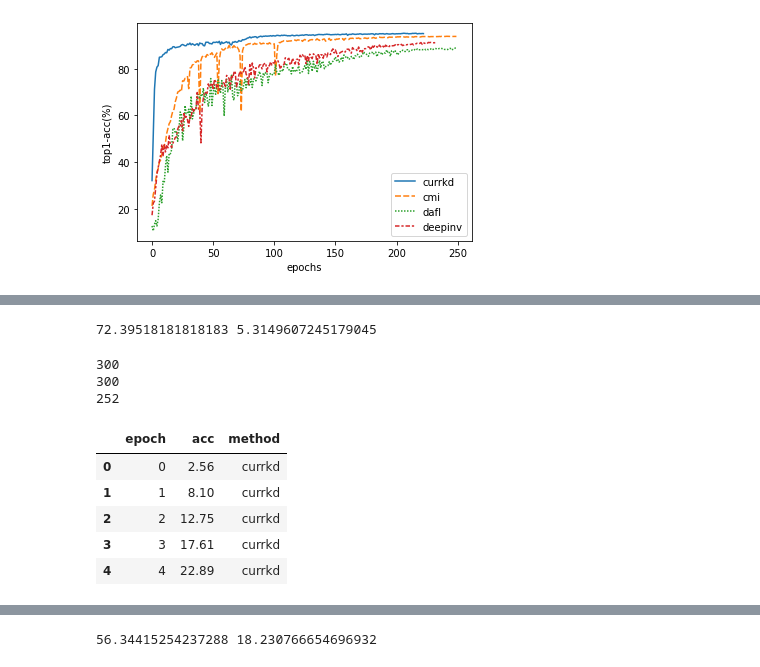
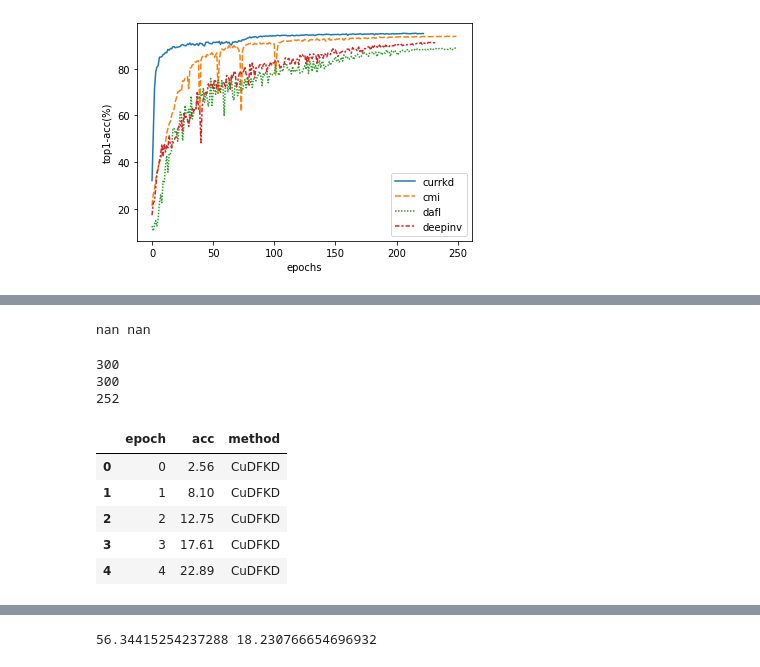
Before and after one commit to ljrprocc/DataFree, a Jupyter notebook: notebooks/Convergence Visualization.ipynb, the cells around one changed output, grey strips where cells are left out. Drawn from its saved outputs; the diff is of its cells as text; code cells hidden in the pictures.

```diff
--- a/notebooks/Convergence Visualization.ipynb
+++ b/notebooks/Convergence Visualization.ipynb
@@ -43,7 +46,7 @@ res_dicts_currkd = []
 dfs = []
 for f in log_files:
     res_dict = get_res_dict(f)
-    real_res_dict = {'epoch': list(res_dict.keys())[:-3], 'acc': list(res_dict.values())[:-3], 'method': ['currkd' for _ in range(len(res_dict))][:-3]}
+    real_res_dict = {'epoch': list(res_dict.keys())[:-3], 'acc': list(res_dict.values())[:-3], 'method': ['CuDFKD' for _ in range(len(res_dict))][:-3]}
     dfa = pd.DataFrame(data=real_res_dict)
     dfs.append(dfa)
     values = list(res_dict.values())
@@ -114,7 +117,7 @@ file_lists = [
     '/data/lijingru/CMI/checkpoints/datafree-dafl/log-cifar10-resnet34-resnet18.txt',
     '/data/lijingru/CMI/checkpoints/datafree-deepinv/log-cifar10-resnet34-resnet18-deepinv.txt'
 ]
-methods = ['cmi', 'dafl', 'adi']
+methods = ['CMI', 'DAFL', 'ADI']
 # currkd_res = all_res[0]
 res_dicts = dfs
 for f, m in zip(file_lists, methods):
@@ -140,6 +143,6 @@ all_dfs.head()
 # %%
 # print(res_dicts)
-columns=['currkd', 'cmi', 'dafl', 'deepinv']
+columns=['CurrDFKD', 'CMI', 'DAFL', 'ADI']
 res_dict = {}
 for c, v in zip(columns, res_dicts):
     res_dict[c] = v
@@ -187,12 +185,12 @@ log_files = [
     '/data/lijingru/DataFree/checkpoints/datafree-probkd/log-cifar100-resnet34-resnet18-probkd_L2_line17.txt',
     '/data/lijingru/DataFree/checkpoints/datafree-probkd/log-cifar100-resnet34-resnet18-probkd_L2_line20.txt'
 ]
-methods = ['cmi', 'dafl', 'deepinv']
+methods = ['CMI', 'DAFL', 'ADI']
 res_dicts = []
 dfs_hun = []
 for f, m in zip(log_files, methods):
     res_dict = get_res_dict(f)
-    real_res_dict = {'epoch': list(res_dict.keys()), 'acc': list(res_dict.values()), 'method': ['currkd' for _ in range(len(res_dict))]}
+    real_res_dict = {'epoch': list(res_dict.keys())[:-50], 'acc': list(res_dict.values())[:-50], 'method': ['CuDFKD' for _ in range(len(res_dict))][:-50]}
     dfa = pd.DataFrame(data=real_res_dict)
     dfs_hun.append(dfa)
     values = list(res_dict.values())
@@ -234,37 +232,38 @@ real_mean = np.mean(means[80:])
 real_var = np.var(means[80:])
 print(real_mean, real_var)
 # %% [output]
-72.39518181818183 5.3149607245179045
+nan nan
 # %%
 file_lists = [
     '/data/lijingru/CMI/checkpoints/datafree-cmi/log-cifar100-resnet34-resnet18-cmi.txt',
     '/data/lijingru/CMI/checkpoints/datafree-dafl/log-cifar100-resnet34-resnet18.txt',
     '/data/lijingru/CMI/checkpoints/datafree-deepinv/log-cifar100-resnet34-resnet18-deepinv.txt'
 ]
 
-methods = ['cmi', 'dafl', 'adi']
+methods = ['CMI', 'DAFL', 'ADI']
 # currkd_res = all_res[0]
 for f, m in zip(file_lists, methods):
     res_dict = get_res_dict(f)
-
-    real_res_dict = {'epoch': list(res_dict.keys()), 'acc': list(res_dict.values()), 'method': [m for _ in range(len(res_dict))]}
+    k = 50 if m !='ADI' else 2
+    real_res_dict = {'epoch': list(res_dict.keys())[:-k], 'acc': list(res_dict.values())[:-k], 'method': [m for _ in range(len(res_dict))][:-k]}
     dfa = pd.DataFrame(data=real_res_dict)
     dfs_hun.append(dfa)
     values = list(res_dict.values())
     print(len(values))
 
 all_dfs = pd.concat(dfs_hun)
 all_dfs.head()
+# print(all_dfs[all_dfs['method'] == 'adi'])
 # %% [output]
 300
 300
 252
 |  | epoch | acc | method |
-| 0 | 0 | 2.56 | currkd |
-| 1 | 1 | 8.10 | currkd |
-| 2 | 2 | 12.75 | currkd |
-| 3 | 3 | 17.61 | currkd |
-| 4 | 4 | 22.89 | currkd |
+| 0 | 0 | 2.56 | CuDFKD |
+| 1 | 1 | 8.10 | CuDFKD |
+| 2 | 2 | 12.75 | CuDFKD |
+| 3 | 3 | 17.61 | CuDFKD |
+| 4 | 4 | 22.89 | CuDFKD |
 # %%
 # sns.lineplot(data=df_currkd_hundred, x='epoch', y='acc', hue='method')
 fig = sns.lineplot(data=all_dfs, x='epoch', y='acc', hue='method')
```
Also changed, not shown: parts of 12 cells of this notebook, 9 other files.
